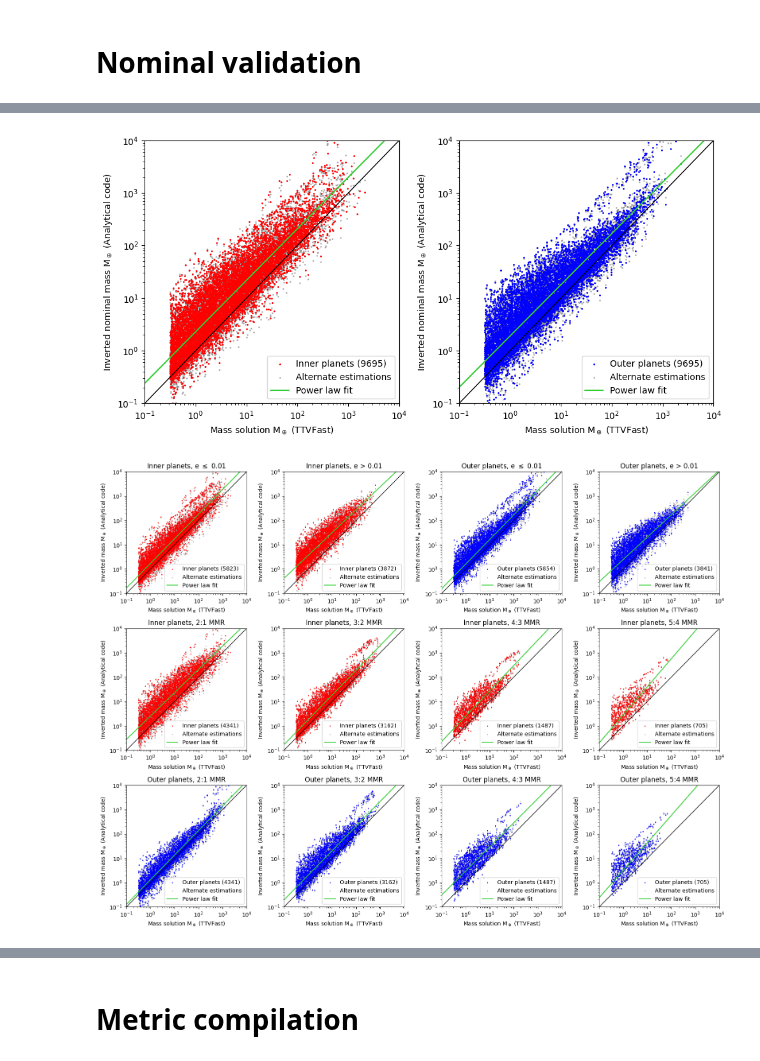
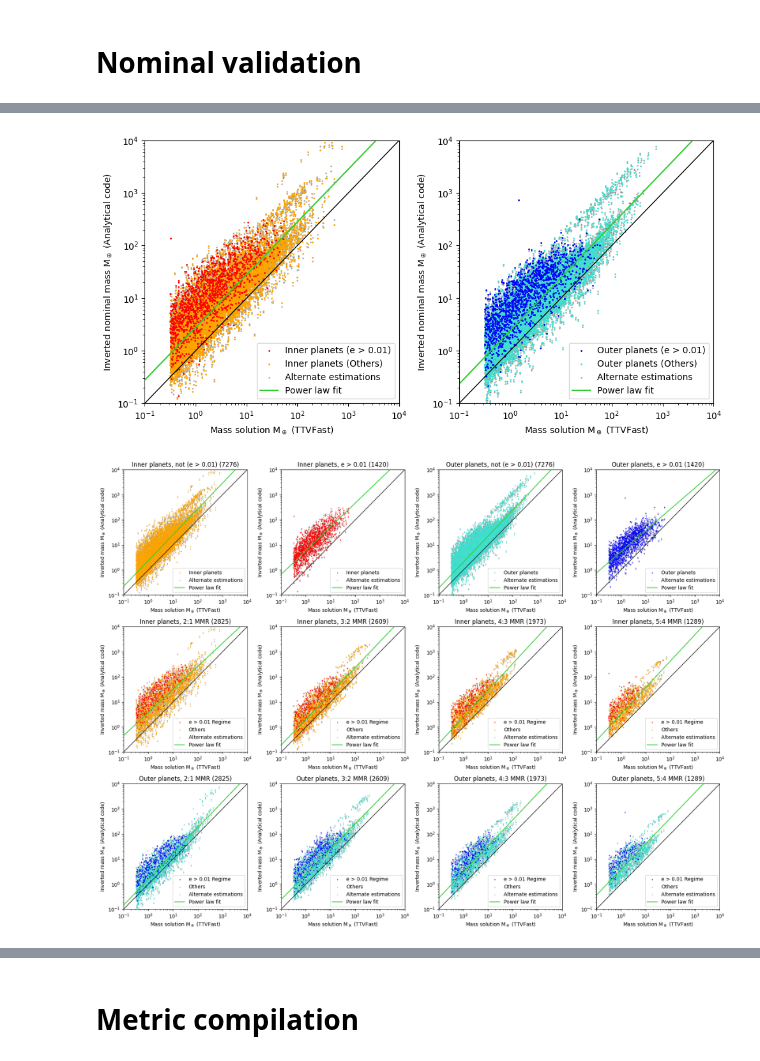
Before and after one commit to chatdanai-s/NATSUME, a Jupyter notebook: validation/1st_order_TTVFast/code_invert.ipynb, the cells around one changed output, grey strips where cells are left out. Cells and saved outputs as stored; diff of their text form; code cells hidden in the pictures.

```diff
--- a/validation/1st_order_TTVFast/code_invert.ipynb
+++ b/validation/1st_order_TTVFast/code_invert.ipynb
@@ -306,14 +306,18 @@ maxval = 1e+4
 linelim = np.array([minval, maxval])
 scatterCount = len(compare['m1'])
 
+ethres = 0.01
+highe = (compare.e1 > ethres) & (compare.e2 > ethres); lowe = ~highe
+
 # Inner planets
 m1 = compare['m1']
 m1_good = compare['m_calc_in']
 m1_bad = compare['m_bad_in']
 k1, c1 = getLineFit(np.log10(m1_good), np.log10(m1))
 
-ax[0].scatter(m1, m1_good, s=s, color='red', label=f'Inner planets ({scatterCount})', zorder=0)
-ax[0].scatter(m1, m1_bad, s=s, color='grey', label='Alternate estimations', zorder=-1, alpha=0.5)
+ax[0].scatter(m1[highe], m1_good[highe], s=s, color='red', label=f'Inner planets (e > 0.01)', zorder=1)
+ax[0].scatter(m1[lowe], m1_good[lowe], s=s, color='orange', label=f'Inner planets (Others)', zorder=0)
+ax[0].scatter(m1, m1_bad, s=s, color='lightgrey', label='Alternate estimations', zorder=-1, alpha=0.5)
 ax[0].plot(linelim, linelim, color='black', lw=1, zorder=1)
 ax[0].plot(linelim, 10**c1 * linelim**k1, color='limegreen', label=f'Power law fit')
 ax[0].set_xscale('log'); ax[0].set_yscale('log')
@@ -328,7 +332,8 @@ m2_good = compare['m_calc_out']
 m2_bad = compare['m_bad_out']
 k2, c2 = getLineFit(np.log10(m2_good), np.log10(m2))
 
-ax[1].scatter(m2, m2_good, s=s, color='blue', label=f'Outer planets ({scatterCount})', zorder=0)
+ax[1].scatter(m2[highe], m2_good[highe], s=s, color='blue', label=f'Outer planets (e > 0.01)', zorder=1)
+ax[1].scatter(m2[lowe], m2_good[lowe], s=s, color='turquoise', label=f'Outer planets (Others)', zorder=0)
 ax[1].scatter(m2, m2_bad, s=s, color='grey', label='Alternate estimations', zorder=-1, alpha=0.5)
 ax[1].plot(linelim, linelim, color='black', lw=1, zorder=1)
 ax[1].plot(linelim, 10**c2 * linelim**k2, color='limegreen', label=f'Power law fit')
@@ -484,6 +501,8 @@ minval = 1e-1
 maxval = 1e+4
 linelim = np.array([minval, maxval])
 scatterCount = len(compare_n['m1'])
+ethres = 0.01
+highe = (compare.e1 > ethres) & (compare.e2 > ethres); lowe = ~highe
 
 # Inner planets
 m1 = compare_n['m1']
@@ -491,45 +510,46 @@ m1_good = compare_n['m_calc_in']
 m1_bad = compare_n['m_bad_in']
 k1, c1 = getLineFit(np.log10(m1_good), np.log10(m1))
 
-ax[0].scatter(m1, m1_good, s=s, color='red', label=f'Inner planets ({scatterCount})', zorder=0)
+ax[0].scatter(m1[highe], m1_good[highe], s=s, color='red', label=f'Inner planets (e > 0.01)', zorder=1)
+ax[0].scatter(m1[lowe], m1_good[lowe], s=s, color='orange', label=f'Inner planets (Others)', zorder=0)
 ax[0].scatter(m1, m1_bad, s=s, color='grey', label='Alternate estimations', zorder=-1, alpha=0.5)
 ax[0].plot(linelim, linelim, color='black', lw=1, zorder=1)
 ax[0].plot(linelim, 10**c1 * linelim**k1, color='limegreen', label=f'Power law fit')
 ax[0].set_xscale('log'); ax[0].set_yscale('log')
 ax[0].set_xlim(minval, maxval); ax[0].set_ylim(minval, maxval)
 ax[0].set_xlabel('Mass solution M$_\oplus$ (TTVFast)')
 ax[0].set_ylabel('Inverted nominal mass M$_\oplus$ (Analytical code)')
 ax[0].legend(loc='lower right')
 
 # Outer planet
 m2 = compare_n['m2']
 m2_good = compare_n['m_calc_out']
 m2_bad = compare_n['m_bad_out']
 k2, c2 = getLineFit(np.log10(m2_good), np.log10(m2))
 
-
-ax[1].scatter(m2, compare_n['m_calc_out'], s=s, color='blue', label=f'Outer planets ({scatterCount})', zorder=0)
+ax[1].scatter(m2[highe], m2_good[highe], s=s, color='blue', label=f'Outer planets (e > 0.01)', zorder=1)
+ax[1].scatter(m2[lowe], m2_good[lowe], s=s, color='turquoise', label=f'Outer planets (Others)', zorder=0)
 ax[1].scatter(m2, compare_n['m_bad_out'], s=s, color='grey', label='Alternate estimations', zorder=-1, alpha=0.5)
 ax[1].plot(linelim, linelim, color='black', lw=1, zorder=1)
 ax[1].plot(linelim, 10**c2 * linelim**k2, color='limegreen', label=f'Power law fit')
 ax[1].set_xscale('log'); ax[1].set_yscale('log')
 ax[1].set_xlim(minval, maxval); ax[1].set_ylim(minval, maxval)
 ax[1].set_xlabel('Mass solution M$_\oplus$ (TTVFast)')
 ax[1].set_ylabel('Inverted nominal mass M$_\oplus$ (Analytical code)')
 ax[1].legend(loc='lower right')
 
 fig.tight_layout()
 plt.show()
 # %% [output]
-[figure, old version]
+[figure, new version]
 # %%
 # Divide by regimes
-fig, ax = plt.subplots(3, 4, figsize=(16, 12))
+fig, ax = plt.subplots(3, 4, figsize=(16*1.1, 12*1.1))
 plotMassWithRegimes(compare_n)
 fig.tight_layout()
 plt.show()
 # %% [output]
-[figure, old version]
+[figure, new version]
 # %%
 # Relative bias and average error
 err1, err2, med1, med2, gstd1, gstd2 = returnMetrics(compare_n, mask='all')
```
Also changed, not shown: parts of 14 cells of this notebook, 11 other files.
